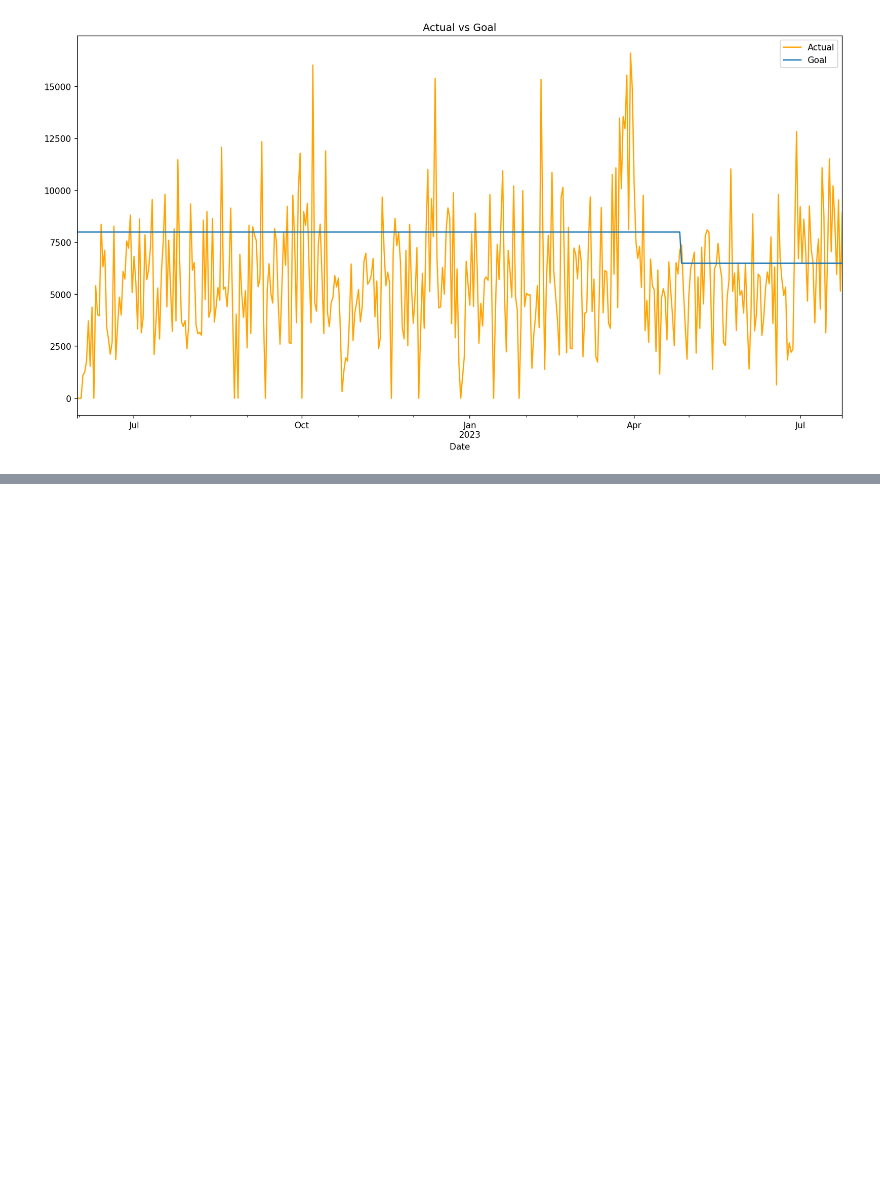
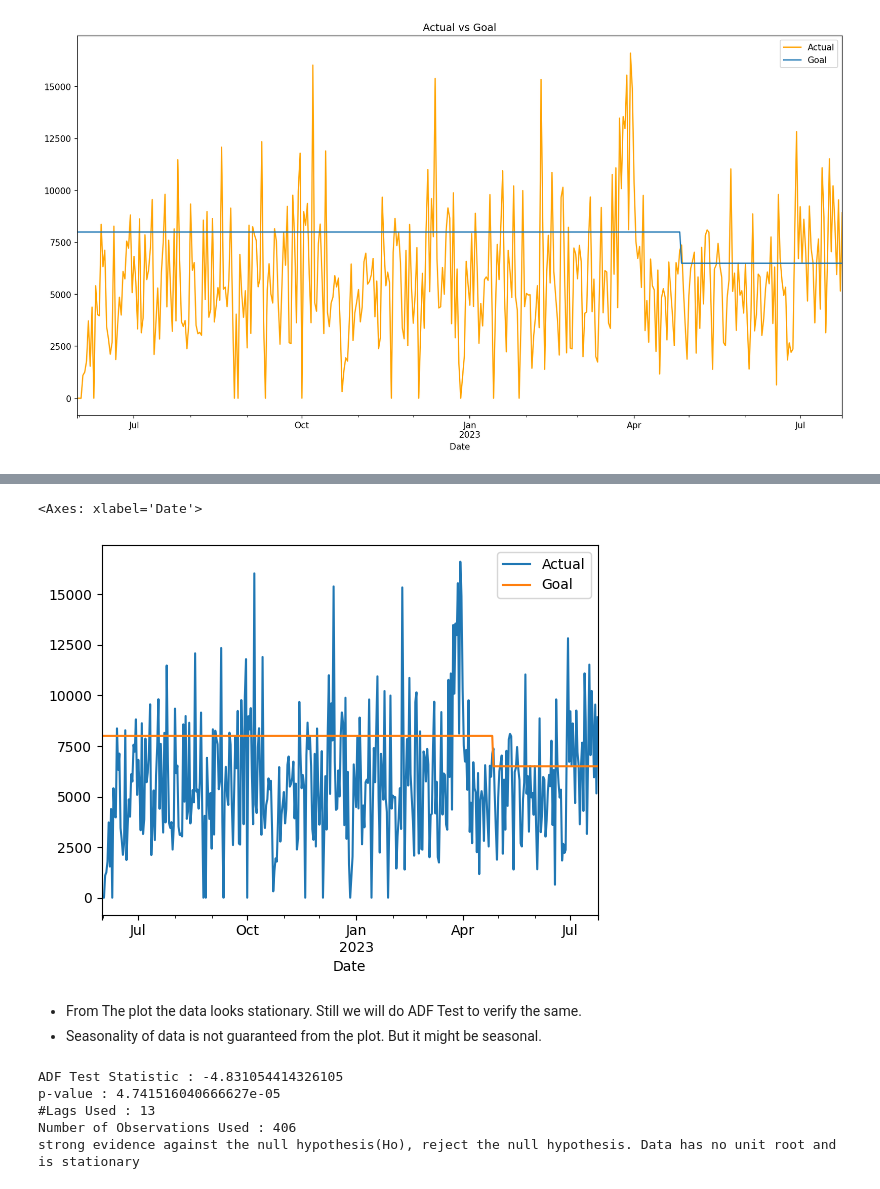
Before and after one commit to Genesis801/Time_Series_Forecasting, a Jupyter notebook: notebooks/work.ipynb, the cells around one changed output, grey strips where cells are left out. Cells and saved outputs as stored; diff of their text form; code cells hidden in the pictures; blank space fills up the shorter version.

Commit message:
Stationary checks done

```diff
--- a/notebooks/work.ipynb
+++ b/notebooks/work.ipynb
@@ -84,0 +140,8 @@ plt.legend()
+# %%
+df.plot()
+# %% [output]
+<Axes: xlabel='Date'>
+[figure, added]
+# %% [markdown]
+- From The plot the data looks stationary. Still we will do ADF Test to verify the same.
+- Seasonality of data is not guaranteed from the plot. But it might be seasonal.
@@ -84,0 +167,8 @@ plt.legend()
+# %%
+adfuller_test(df['Actual'])
+# %% [output]
+ADF Test Statistic : -4.831054414326105
+p-value : 4.741516040666627e-05
+#Lags Used : 13
+Number of Observations Used : 406
+strong evidence against the null hypothesis(Ho), reject the null hypothesis. Data has no unit root and is stationary
```
Also changed, not shown: parts of 13 cells of this notebook.
